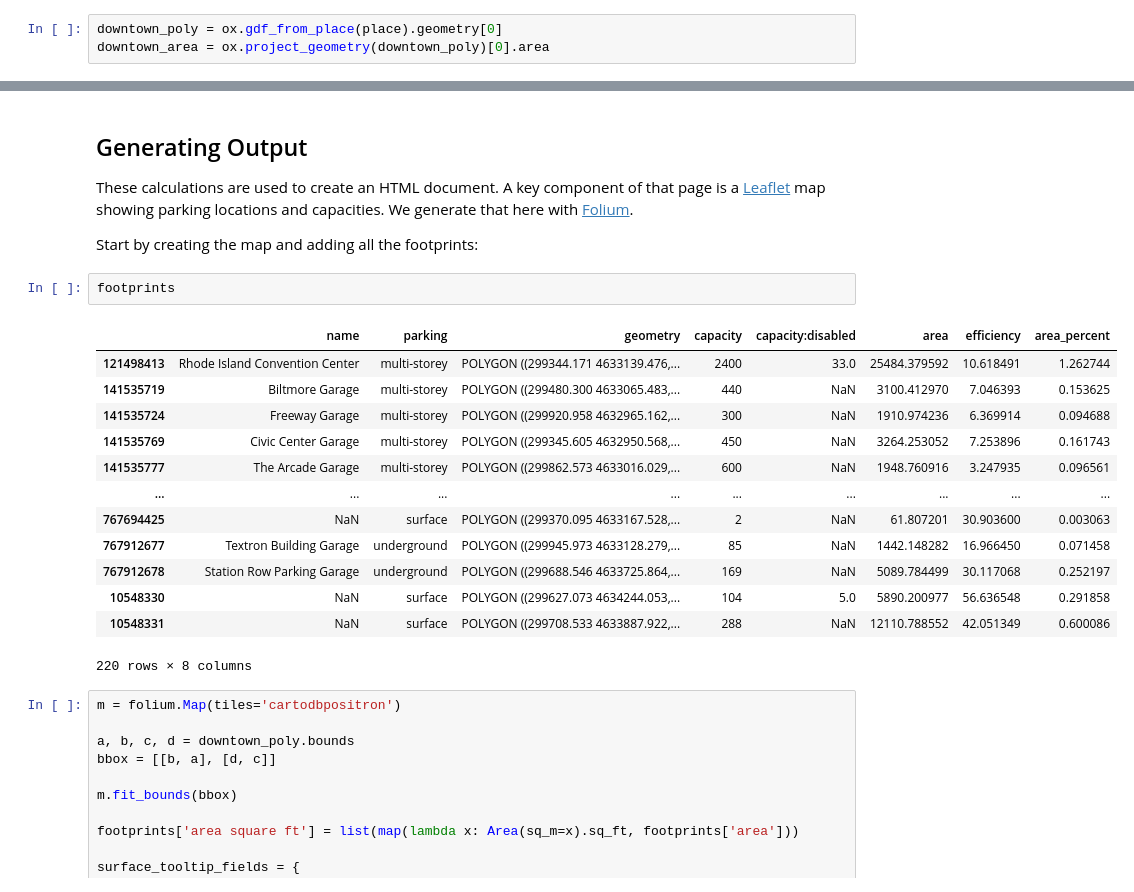
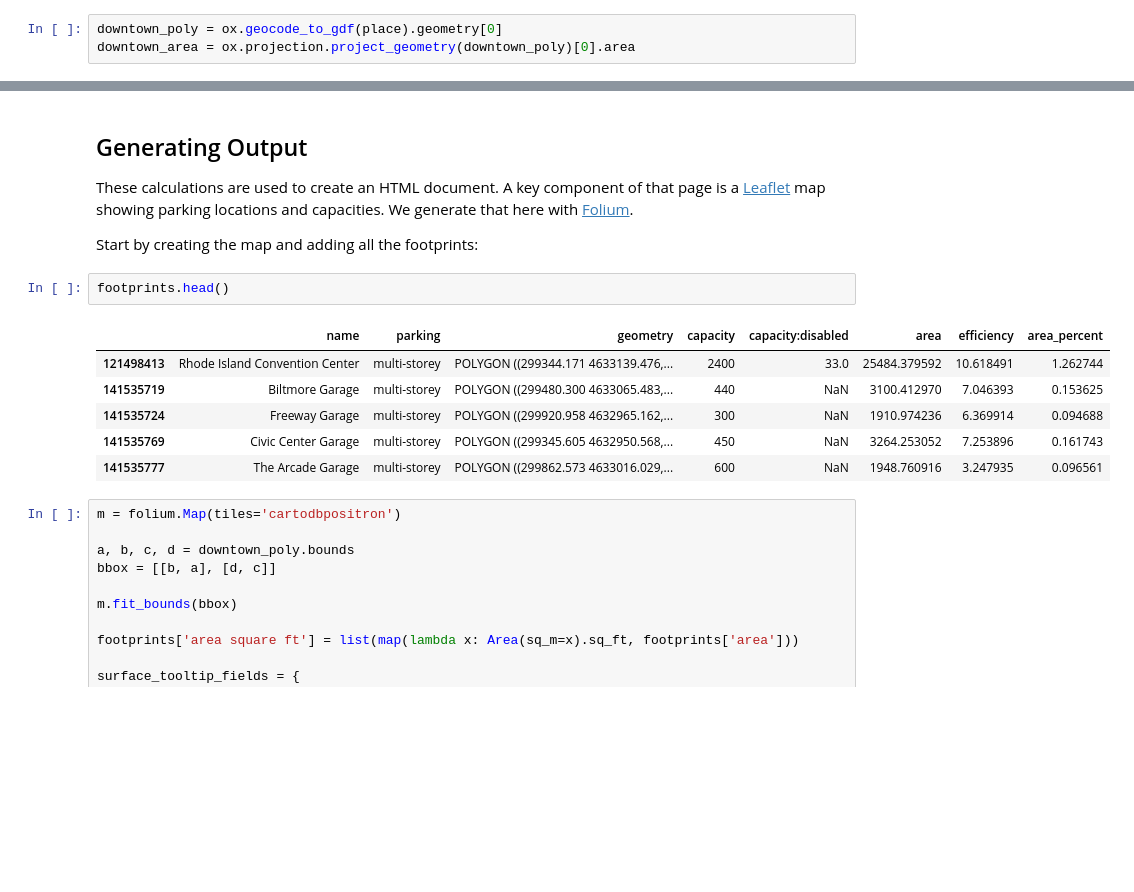
Before and after one commit to chris-sarli/parking-analysis, a Jupyter notebook: notebooks/make.ipynb, the cells around one changed output, grey strips where cells are left out. Drawn from its saved outputs; the diff is of its cells as text; blank space fills up the shorter version.

```diff
--- a/notebooks/make.ipynb
+++ b/notebooks/make.ipynb
@@ -29,8 +29,8 @@ place = "Downtown, Providence, RI, USA"
 # %% [markdown]
 We'll also download the Polygon representing the place's bounds, and get it's area (all areas are initially in square meters).
 # %%
-downtown_poly = ox.gdf_from_place(place).geometry[0]
-downtown_area = ox.project_geometry(downtown_poly)[0].area
+downtown_poly = ox.geocode_to_gdf(place).geometry[0]
+downtown_area = ox.projection.project_geometry(downtown_poly)[0].area
 # %% [markdown]
 Now, we'll set up the `stats` `DataFrame` to hold a bunch of calculations:
 # %%
@@ -219,21 +218,14 @@ These calculations are used to create an HTML document. A key component of that
 
 Start by creating the map and adding all the footprints:
 # %%
-footprints
+footprints.head()
 # %% [output]
 |  | name | parking | geometry | capacity | capacity:disabled | area | efficiency | area_percent |
 | 121498413 | Rhode Island Convention Center | multi-storey | POLYGON ((299344.171 4633139.476,... | 2400 | 33.0 | 25484.379592 | 10.618491 | 1.262744 |
 | 141535719 | Biltmore Garage | multi-storey | POLYGON ((299480.300 4633065.483,... | 440 | NaN | 3100.412970 | 7.046393 | 0.153625 |
 | 141535724 | Freeway Garage | multi-storey | POLYGON ((299920.958 4632965.162,... | 300 | NaN | 1910.974236 | 6.369914 | 0.094688 |
 | 141535769 | Civic Center Garage | multi-storey | POLYGON ((299345.605 4632950.568,... | 450 | NaN | 3264.253052 | 7.253896 | 0.161743 |
 | 141535777 | The Arcade Garage | multi-storey | POLYGON ((299862.573 4633016.029,... | 600 | NaN | 1948.760916 | 3.247935 | 0.096561 |
-| ... | ... | ... | ... | ... | ... | ... | ... | ... |
-| 767694425 | NaN | surface | POLYGON ((299370.095 4633167.528,... | 2 | NaN | 61.807201 | 30.903600 | 0.003063 |
-| 767912677 | Textron Building Garage | underground | POLYGON ((299945.973 4633128.279,... | 85 | NaN | 1442.148282 | 16.966450 | 0.071458 |
-| 767912678 | Station Row Parking Garage | underground | POLYGON ((299688.546 4633725.864,... | 169 | NaN | 5089.784499 | 30.117068 | 0.252197 |
-| 10548330 | NaN | surface | POLYGON ((299627.073 4634244.053,... | 104 | 5.0 | 5890.200977 | 56.636548 | 0.291858 |
-| 10548331 | NaN | surface | POLYGON ((299708.533 4633887.922,... | 288 | NaN | 12110.788552 | 42.051349 | 0.600086 |
-220 rows × 8 columns
 # %%
 m = folium.Map(tiles='cartodbpositron')
 
```
Also changed, not shown: parts of 17 cells of this notebook, 27 other files.
